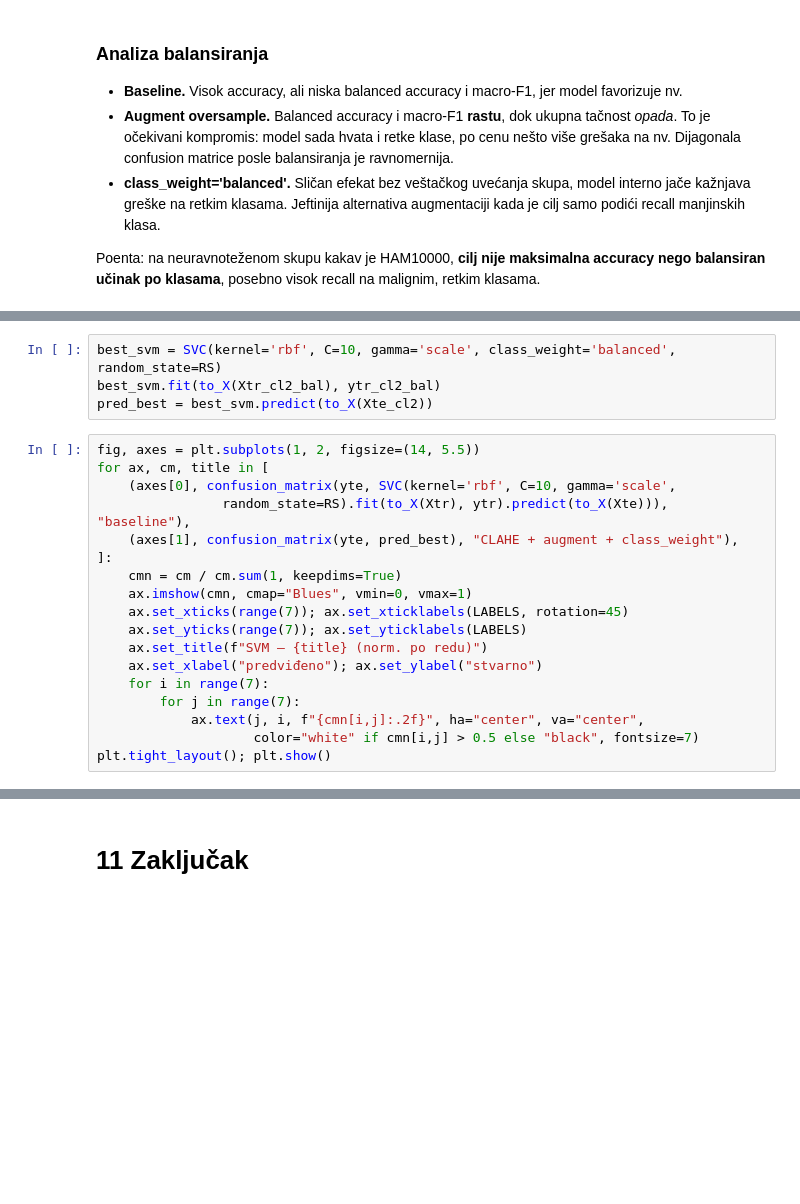
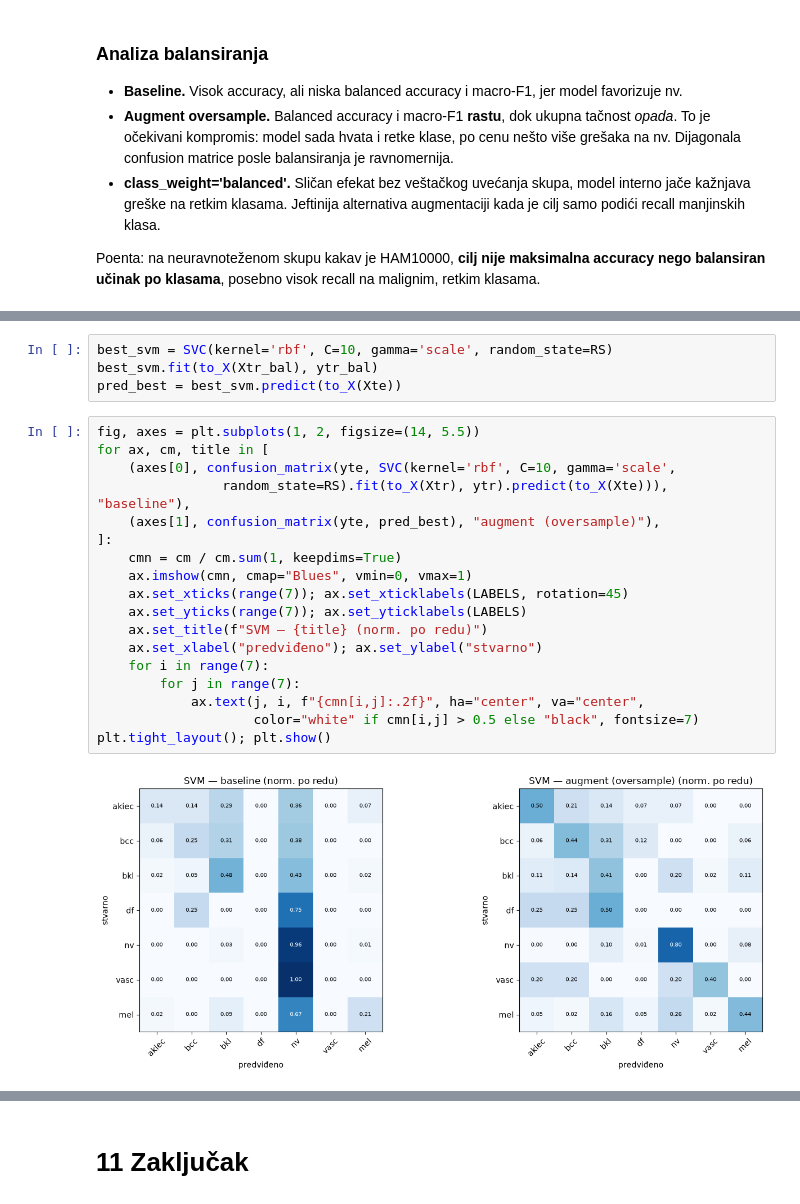
Before and after one commit to BoziCCCa/ImagePreprocessing, a Jupyter notebook: notebook.ipynb, the cells around one changed output, grey strips where cells are left out. Cells and saved outputs as stored; diff of their text form; blank space fills up the shorter version.

```diff
--- a/notebook.ipynb
+++ b/notebook.ipynb
@@ -740,24 +771,26 @@ tbl.style \
 # %%
-best_svm = SVC(kernel='rbf', C=10, gamma='scale', class_weight='balanced', random_state=RS)
-best_svm.fit(to_X(Xtr_cl2_bal), ytr_cl2_bal)
-pred_best = best_svm.predict(to_X(Xte_cl2))
+best_svm = SVC(kernel='rbf', C=10, gamma='scale', random_state=RS)
+best_svm.fit(to_X(Xtr_bal), ytr_bal)
+pred_best = best_svm.predict(to_X(Xte))
 # %%
 fig, axes = plt.subplots(1, 2, figsize=(14, 5.5))
 for ax, cm, title in [
     (axes[0], confusion_matrix(yte, SVC(kernel='rbf', C=10, gamma='scale',
                 random_state=RS).fit(to_X(Xtr), ytr).predict(to_X(Xte))), "baseline"),
-    (axes[1], confusion_matrix(yte, pred_best), "CLAHE + augment + class_weight"),
+    (axes[1], confusion_matrix(yte, pred_best), "augment (oversample)"),
 ]:
     cmn = cm / cm.sum(1, keepdims=True)
     ax.imshow(cmn, cmap="Blues", vmin=0, vmax=1)
     ax.set_xticks(range(7)); ax.set_xticklabels(LABELS, rotation=45)
     ax.set_yticks(range(7)); ax.set_yticklabels(LABELS)
     ax.set_title(f"SVM — {title} (norm. po redu)")
     ax.set_xlabel("predviđeno"); ax.set_ylabel("stvarno")
     for i in range(7):
         for j in range(7):
             ax.text(j, i, f"{cmn[i,j]:.2f}", ha="center", va="center",
                     color="white" if cmn[i,j] > 0.5 else "black", fontsize=7)
 plt.tight_layout(); plt.show()
+# %% [output]
+[figure, added]
 # %%
 print(classification_report(yte, pred_best, target_names=LABELS, zero_division=0))
```
Also changed, not shown: parts of 15 cells of this notebook.
